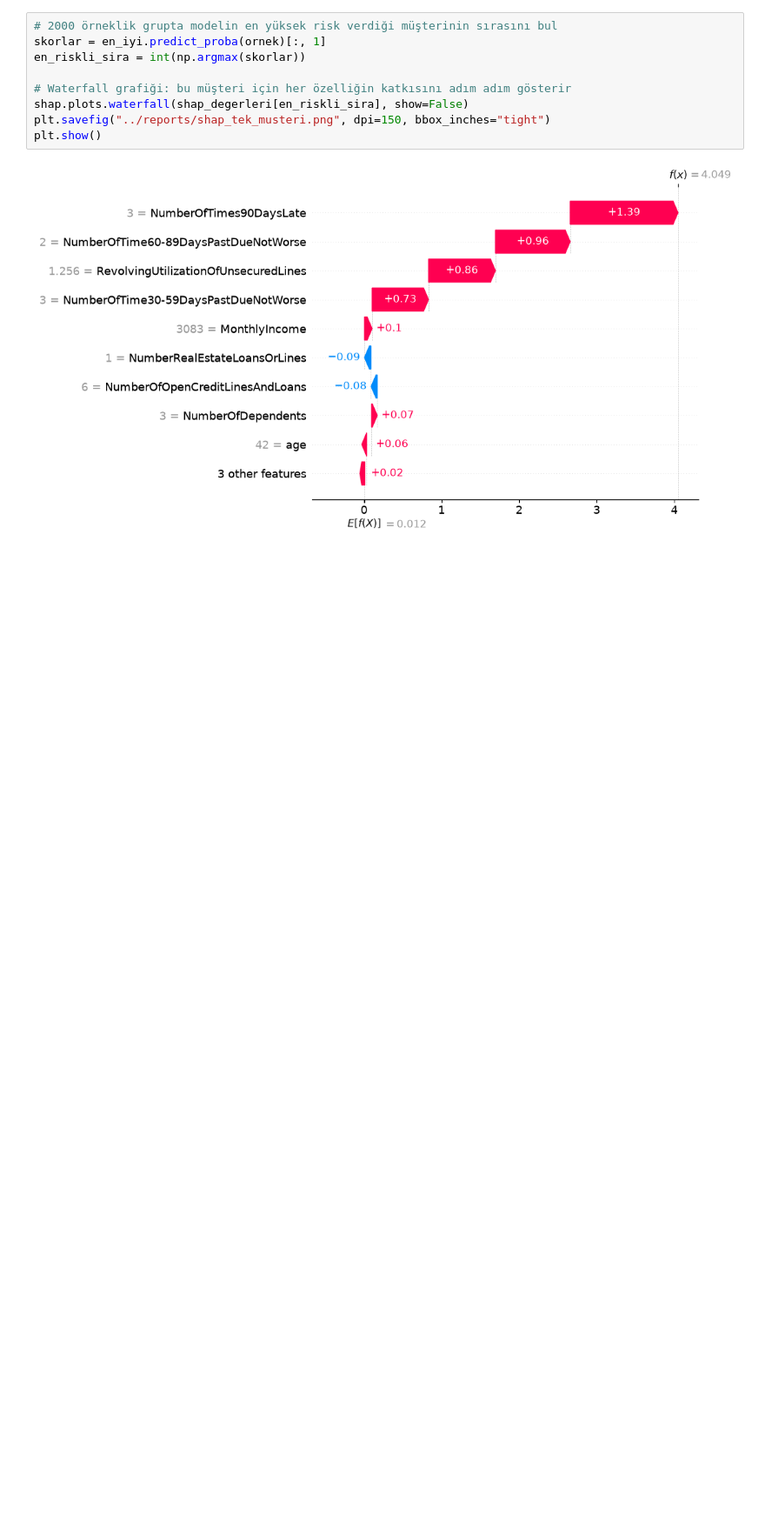
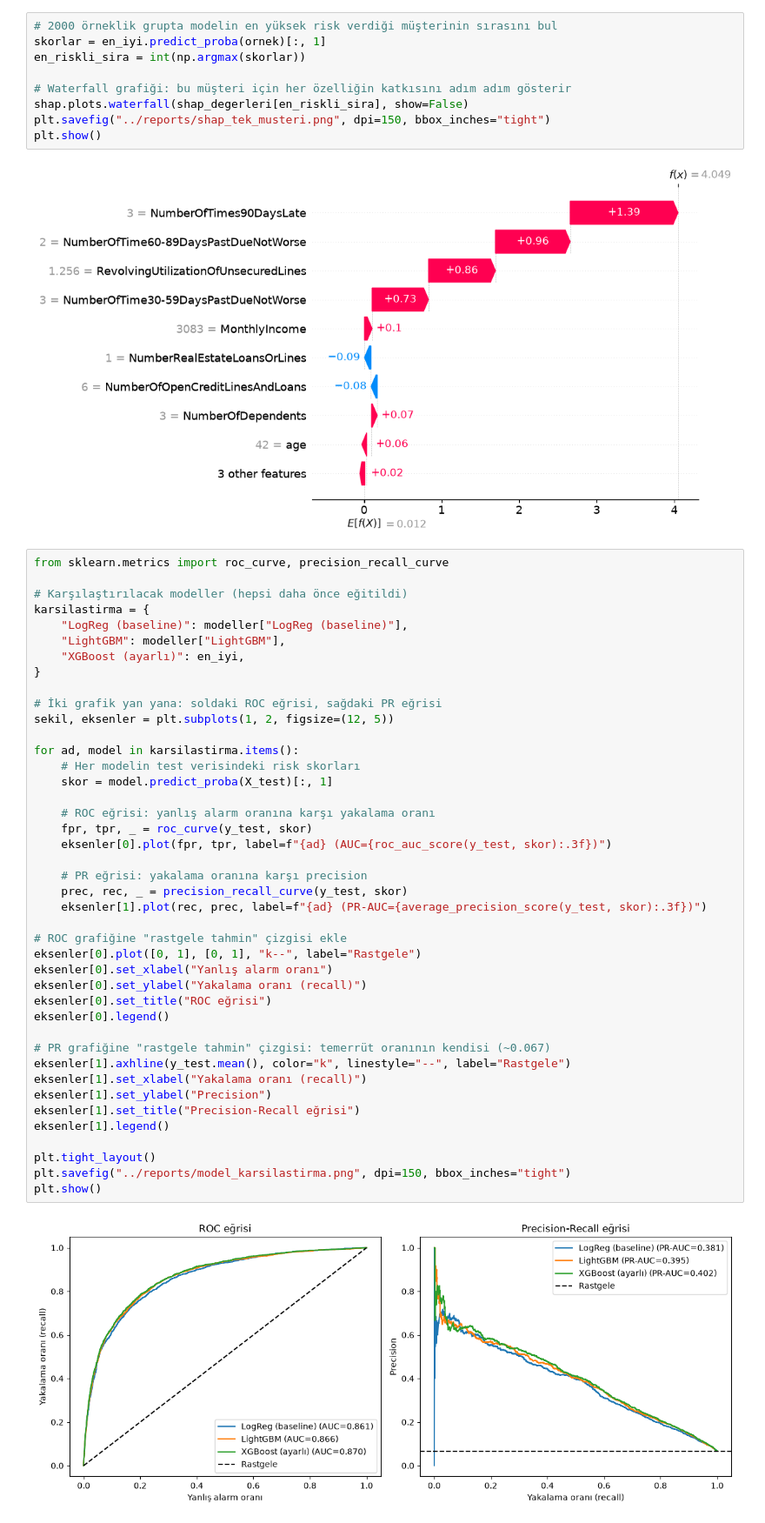
Before and after one commit to Samiltokat97/credit-risk-project, a Jupyter notebook: notebooks/01_eda.ipynb, the cells around one changed output. Shown at 87% size. Drawn from its saved outputs; the diff is of its cells as text; blank space fills up the shorter version.

Commit message:
Model karşılaştırma grafikleri

```diff
--- a/notebooks/01_eda.ipynb
+++ b/notebooks/01_eda.ipynb
@@ -589,3 +589,47 @@ plt.savefig("../reports/shap_tek_musteri.png", dpi=150, bbox_inches="tight")
 plt.show()
 # %% [output]
 [figure]
+# %%
+from sklearn.metrics import roc_curve, precision_recall_curve
+
+# Karşılaştırılacak modeller (hepsi daha önce eğitildi)
+karsilastirma = {
+    "LogReg (baseline)": modeller["LogReg (baseline)"],
+    "LightGBM": modeller["LightGBM"],
+    "XGBoost (ayarlı)": en_iyi,
+}
+
+# İki grafik yan yana: soldaki ROC eğrisi, sağdaki PR eğrisi
+sekil, eksenler = plt.subplots(1, 2, figsize=(12, 5))
+
+for ad, model in karsilastirma.items():
+    # Her modelin test verisindeki risk skorları
+    skor = model.predict_proba(X_test)[:, 1]
+
+    # ROC eğrisi: yanlış alarm oranına karşı yakalama oranı
+    fpr, tpr, _ = roc_curve(y_test, skor)
+    eksenler[0].plot(fpr, tpr, label=f"{ad} (AUC={roc_auc_score(y_test, skor):.3f})")
+
+    # PR eğrisi: yakalama oranına karşı precision
+    prec, rec, _ = precision_recall_curve(y_test, skor)
+    eksenler[1].plot(rec, prec, label=f"{ad} (PR-AUC={average_precision_score(y_test, skor):.3f})")
+
+# ROC grafiğine "rastgele tahmin" çizgisi ekle
+eksenler[0].plot([0, 1], [0, 1], "k--", label="Rastgele")
+eksenler[0].set_xlabel("Yanlış alarm oranı")
+eksenler[0].set_ylabel("Yakalama oranı (recall)")
+eksenler[0].set_title("ROC eğrisi")
+eksenler[0].legend()
+
+# PR grafiğine "rastgele tahmin" çizgisi: temerrüt oranının kendisi (~0.067)
+eksenler[1].axhline(y_test.mean(), color="k", linestyle="--", label="Rastgele")
+eksenler[1].set_xlabel("Yakalama oranı (recall)")
+eksenler[1].set_ylabel("Precision")
+eksenler[1].set_title("Precision-Recall eğrisi")
+eksenler[1].legend()
+
+plt.tight_layout()
+plt.savefig("../reports/model_karsilastirma.png", dpi=150, bbox_inches="tight")
+plt.show()
+# %% [output]
+[figure, added]
```
Also changed, not shown: 1 other file.
